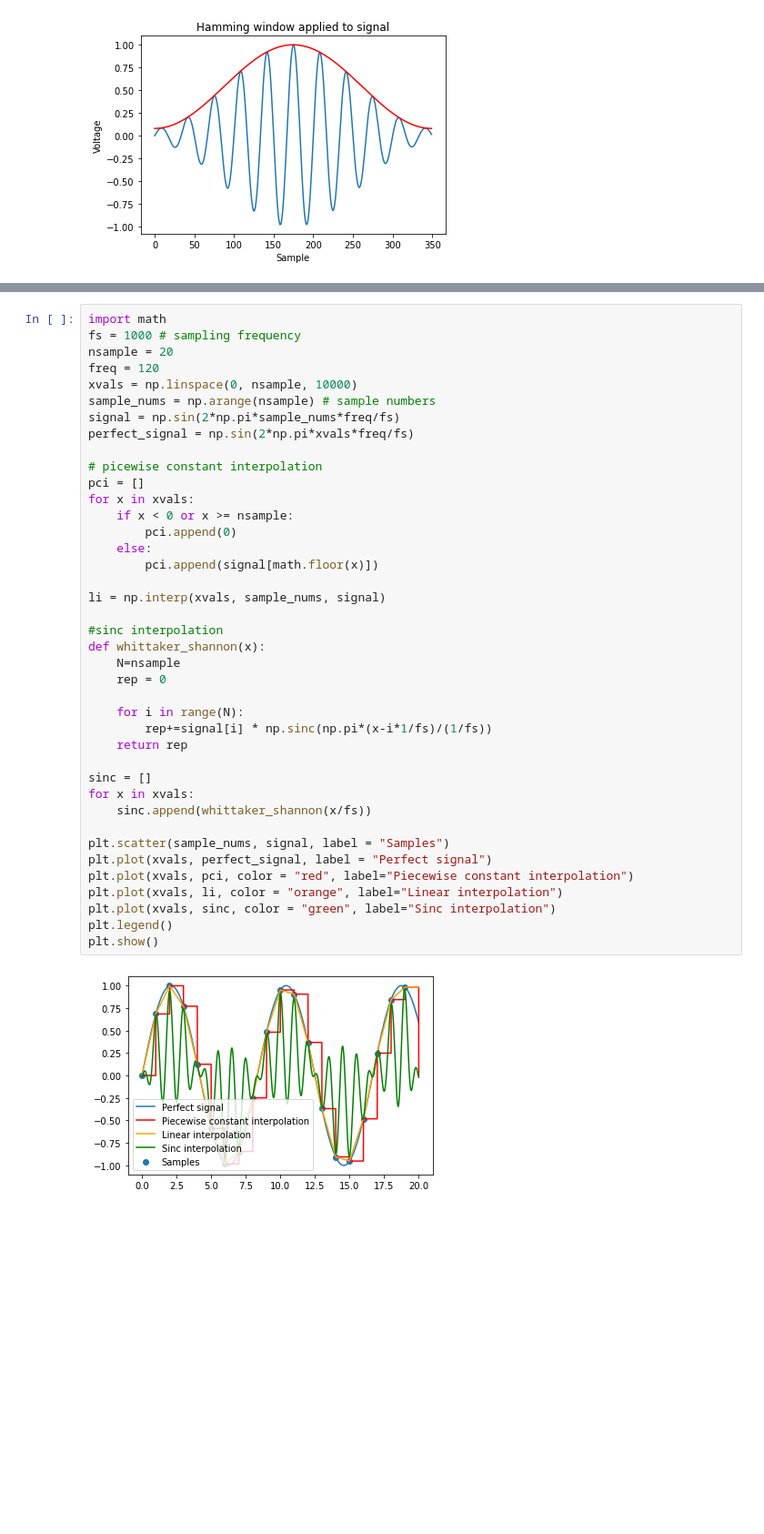
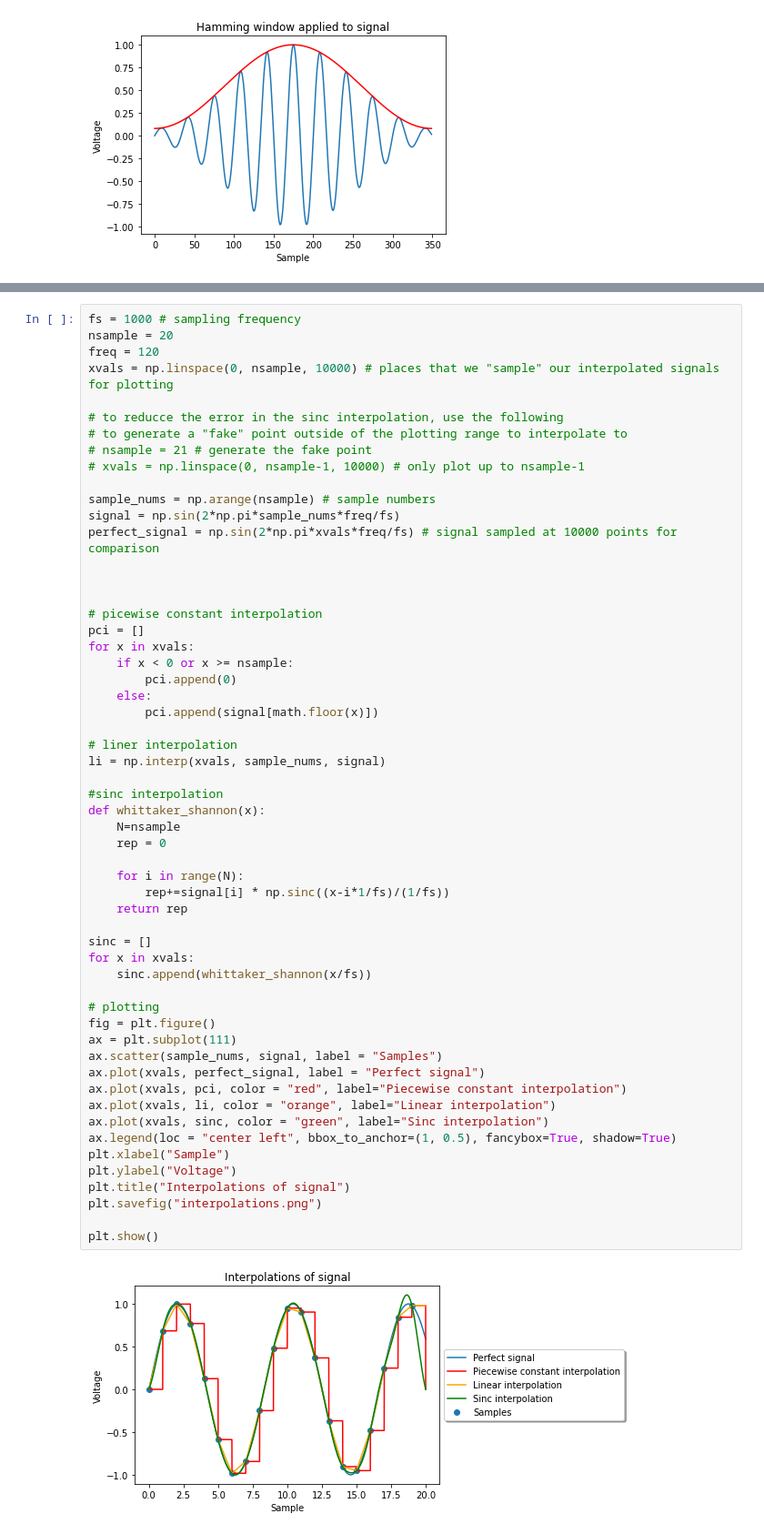
Before and after one commit to JackBarker7/practicals_code, a Jupyter notebook: EL21 - Digitisation and sampling/inverse_ft.ipynb, the cells around one changed output, grey strips where cells are left out. Shown at 91% size. Cells and saved outputs as stored; diff of their text form; blank space fills up the shorter version.

```diff
--- a/EL21 - Digitisation and sampling/inverse_ft.ipynb
+++ b/EL21 - Digitisation and sampling/inverse_ft.ipynb
@@ -202,42 +210,58 @@ plt.show()
 # %%
-import math
 fs = 1000 # sampling frequency
 nsample = 20
 freq = 120
-xvals = np.linspace(0, nsample, 10000)
+xvals = np.linspace(0, nsample, 10000) # places that we "sample" our interpolated signals for plotting
+
+# to reducce the error in the sinc interpolation, use the following
+# to generate a "fake" point outside of the plotting range to interpolate to
+# nsample = 21 # generate the fake point
+# xvals = np.linspace(0, nsample-1, 10000) # only plot up to nsample-1
+
 sample_nums = np.arange(nsample) # sample numbers
 signal = np.sin(2*np.pi*sample_nums*freq/fs)
-perfect_signal = np.sin(2*np.pi*xvals*freq/fs)
+perfect_signal = np.sin(2*np.pi*xvals*freq/fs) # signal sampled at 10000 points for comparison
+
+
 
 # picewise constant interpolation
 pci = []
 for x in xvals:
     if x < 0 or x >= nsample:
         pci.append(0)
     else:
         pci.append(signal[math.floor(x)])
 
+# liner interpolation
 li = np.interp(xvals, sample_nums, signal)
 
 #sinc interpolation
 def whittaker_shannon(x):
     N=nsample
     rep = 0
 
     for i in range(N):
-        rep+=signal[i] * np.sinc(np.pi*(x-i*1/fs)/(1/fs))
+        rep+=signal[i] * np.sinc((x-i*1/fs)/(1/fs))
     return rep
 
 sinc = []
 for x in xvals:
     sinc.append(whittaker_shannon(x/fs))
 
-plt.scatter(sample_nums, signal, label = "Samples")
-plt.plot(xvals, perfect_signal, label = "Perfect signal")
-plt.plot(xvals, pci, color = "red", label="Piecewise constant interpolation")
-plt.plot(xvals, li, color = "orange", label="Linear interpolation")
-plt.plot(xvals, sinc, color = "green", label="Sinc interpolation")
-plt.legend()
+# plotting
+fig = plt.figure()
+ax = plt.subplot(111)
+ax.scatter(sample_nums, signal, label = "Samples")
+ax.plot(xvals, perfect_signal, label = "Perfect signal")
+ax.plot(xvals, pci, color = "red", label="Piecewise constant interpolation")
+ax.plot(xvals, li, color = "orange", label="Linear interpolation")
+ax.plot(xvals, sinc, color = "green", label="Sinc interpolation")
+ax.legend(loc = "center left", bbox_to_anchor=(1, 0.5), fancybox=True, shadow=True)
+plt.xlabel("Sample")
+plt.ylabel("Voltage")
+plt.title("Interpolations of signal")
+plt.savefig("interpolations.png")
+
 plt.show()
 # %% [output]
-[figure, old version]
+[figure, new version]
```
Also changed, not shown: parts of 23 cells of this notebook, 11 other files.
